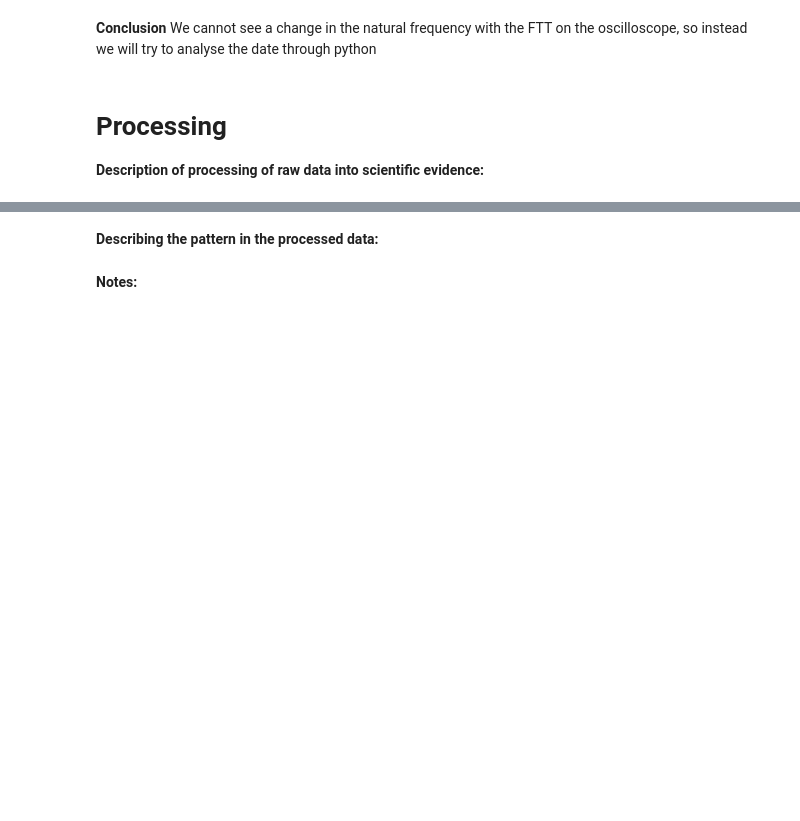
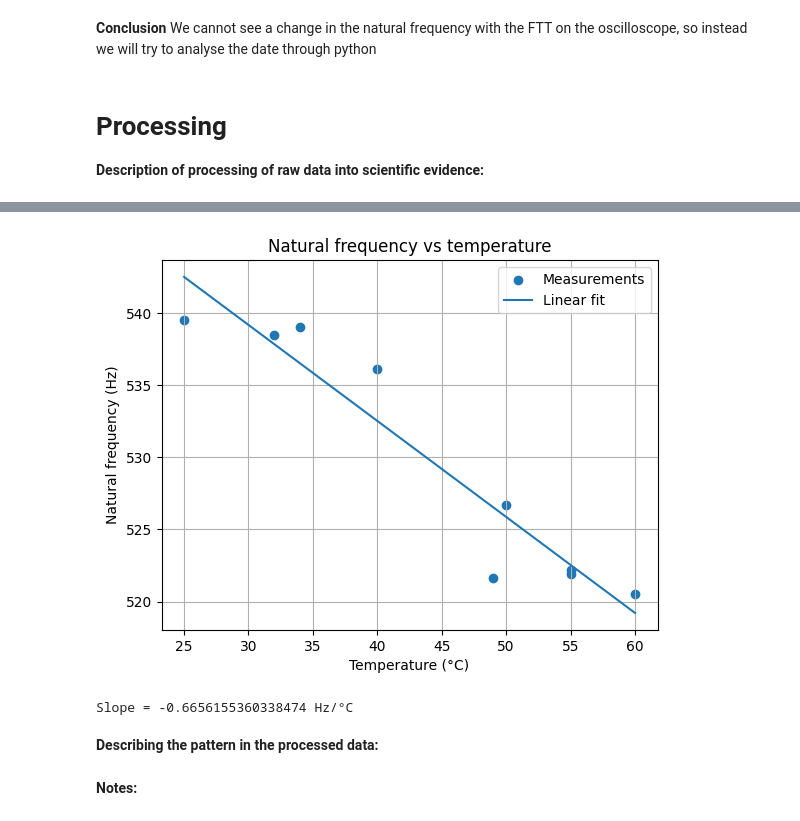
Before and after one commit to Tetras49/OP, a Jupyter notebook: OP1_firstcourste_Labjournal.ipynb, the cells around one changed output, grey strips where cells are left out. Cells and saved outputs as stored; diff of their text form; code cells hidden in the pictures; blank space fills up the shorter version.

```diff
--- a/OP1_firstcourste_Labjournal.ipynb
+++ b/OP1_firstcourste_Labjournal.ipynb
@@ -142,0 +234,77 @@ We cannot see a change in the natural frequency with the FTT on the oscilloscope
+# %%
+import pandas as pd
+import numpy as np
+import matplotlib.pyplot as plt
+
+files = [
+    (25, "Metingen_temperaturen/25.csv"),
+    (32, "Metingen_temperaturen/32.csv"),
+    (34, "Metingen_temperaturen/34.csv"),
+    (40, "Metingen_temperaturen/40.csv"),
+    (49, "Metingen_temperaturen/49.csv"),
+    (50, "Metingen_temperaturen/50.csv"),
+    (55, "Metingen_temperaturen/55.csv"),
+    (55, "Metingen_temperaturen/55 (2).csv"),
+    (60, "Metingen_temperaturen/60.csv"),
+]
+
+temperatures = []
+frequencies = []
+
+for temperature, filename in files:
+
+    df = pd.read_csv(filename, skiprows=12, names=["Time", "Voltage"])
+
+    time = df["Time"].to_numpy()
+    voltage = df["Voltage"].to_numpy()
+
+    voltage = voltage - np.mean(voltage)
+
+    dt = np.mean(np.diff(time))
+
+    fft = np.fft.rfft(voltage)
+    freq = np.fft.rfftfreq(len(voltage), d=dt)
+    amplitude = np.abs(fft)
+
+    peak = np.argmax(amplitude[1:]) + 1
+
+
+    y1 = amplitude[peak - 1]
+    y2 = amplitude[peak]
+    y3 = amplitude[peak + 1]
+
+    p = 0.5 * (y1 - y3) / (y1 - 2*y2 + y3)
+
+    natural_frequency = freq[peak] + p * (freq[1] - freq[0])
+
+    temperatures.append(temperature)
+    frequencies.append(natural_frequency)
+
+    print(temperature, "°C:", natural_frequency, "Hz")
+
+
+# Linear fit
+fit = np.polyfit(temperatures, frequencies, 1)
+
+slope = fit[0]
+intercept = fit[1]
+
+T_fit = np.linspace(min(temperatures), max(temperatures), 100)
+f_fit = slope * T_fit + intercept
+
+
+# Plot
+plt.scatter(temperatures, frequencies, label="Measurements")
+plt.plot(T_fit, f_fit, label="Linear fit")
+
+plt.xlabel("Temperature (°C)")
+plt.ylabel("Natural frequency (Hz)")
+plt.title("Natural frequency vs temperature")
+
+plt.grid()
+plt.legend()
+
+plt.show()
+
+print("Slope =", slope, "Hz/°C")
+# %% [output]
@@ -143,3 +320,5 @@ We cannot see a change in the natural frequency with the FTT on the oscilloscope
+[figure, added]
+Slope = -0.6656155360338474 Hz/°C
 # %% [markdown]
 **Describing the pattern in the processed data:**
 # %%
```
Also changed, not shown: parts of 6 cells of this notebook, 2 other files.
